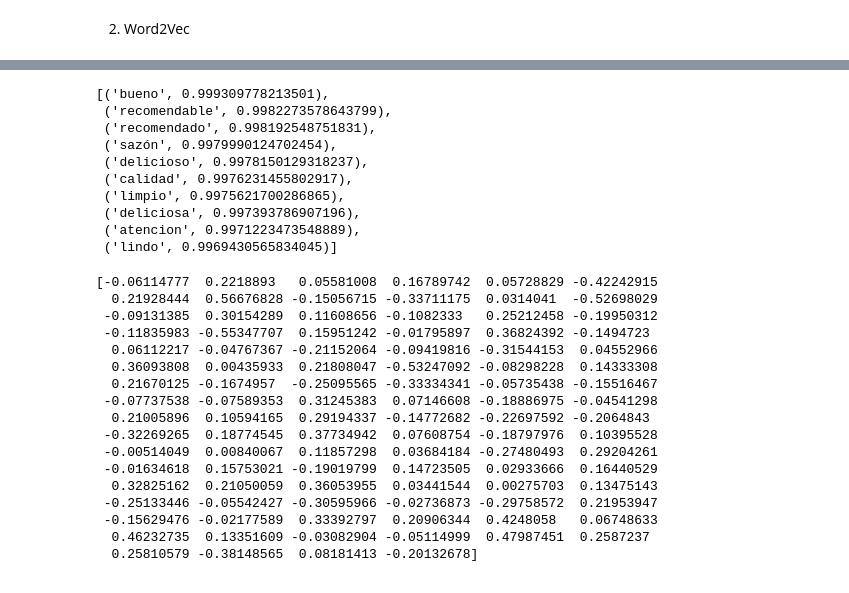
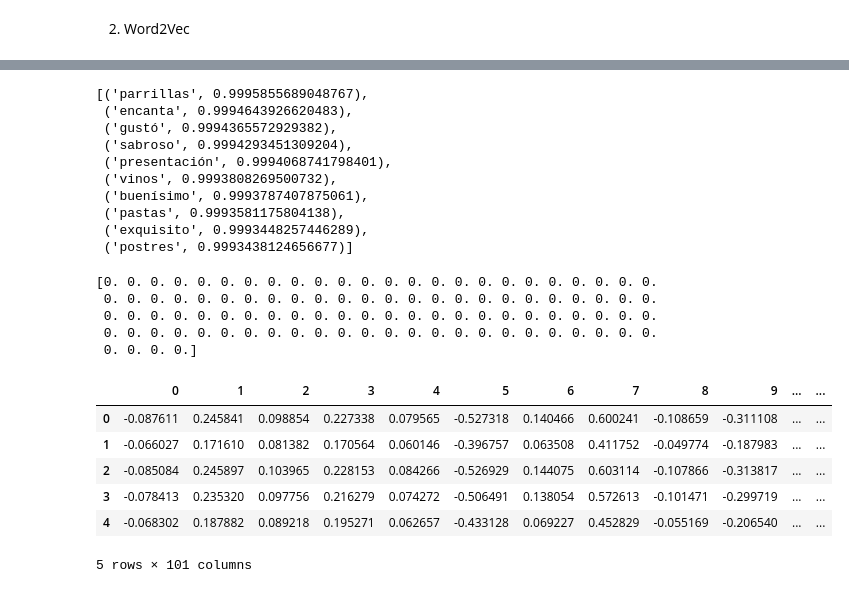
Before and after one commit to FlorianCochachin/nlp-as-comentarios-restaurantes-unmsm, a Jupyter notebook: src/data/LimpiezaDataExtracciónCaracteristicas.ipynb, the cells around one changed output, grey strips where cells are left out. Drawn from its saved outputs; the diff is of its cells as text; code cells hidden in the pictures.

Commit message:
[FEATURE] generación de data set

```diff
--- a/src/data/LimpiezaDataExtracciónCaracteristicas.ipynb
+++ b/src/data/LimpiezaDataExtracciónCaracteristicas.ipynb
@@ -197,35 +197,41 @@ def getFV(document):
     return s/k
 # %%
 word_vectors = model.wv
-word_vectors.most_similar("rico")
+word_vectors.most_similar("riquísimo")
 # %% [output]
-[('bueno', 0.999309778213501),
- ('recomendable', 0.9982273578643799),
- ('recomendado', 0.998192548751831),
- ('sazón', 0.9979990124702454),
- ('delicioso', 0.9978150129318237),
- ('calidad', 0.9976231455802917),
- ('limpio', 0.9975621700286865),
- ('deliciosa', 0.997393786907196),
- ('atencion', 0.9971223473548889),
- ('lindo', 0.9969430565834045)]
+[('parrillas', 0.9995855689048767),
+ ('encanta', 0.9994643926620483),
+ ('gustó', 0.9994365572929382),
+ ('sabroso', 0.9994293451309204),
+ ('presentación', 0.9994068741798401),
+ ('vinos', 0.9993808269500732),
+ ('buenísimo', 0.9993787407875061),
+ ('pastas', 0.9993581175804138),
+ ('exquisito', 0.9993448257446289),
+ ('postres', 0.9993438124656677)]
 # %%
-print(getFV('buena atención y el buen sabor se mantiene'))
+print(getFV('rekecheche'))
 # %% [output]
-[-0.06114777  0.2218893   0.05581008  0.16789742  0.05728829 -0.42242915
-  0.21928444  0.56676828 -0.15056715 -0.33711175  0.0314041  -0.52698029
- -0.09131385  0.30154289  0.11608656 -0.1082333   0.25212458 -0.19950312
- -0.11835983 -0.55347707  0.15951242 -0.01795897  0.36824392 -0.1494723
-  0.06112217 -0.04767367 -0.21152064 -0.09419816 -0.31544153  0.04552966
-  0.36093808  0.00435933  0.21808047 -0.53247092 -0.08298228  0.14333308
-  0.21670125 -0.1674957  -0.25095565 -0.33334341 -0.05735438 -0.15516467
- -0.07737538 -0.07589353  0.31245383  0.07146608 -0.18886975 -0.04541298
-  0.21005896  0.10594165  0.29194337 -0.14772682 -0.22697592 -0.2064843
- -0.32269265  0.18774545  0.37734942  0.07608754 -0.18797976  0.10395528
- -0.00514049  0.00840067  0.11857298  0.03684184 -0.27480493  0.29204261
- -0.01634618  0.15753021 -0.19019799  0.14723505  0.02933666  0.16440529
-  0.32825162  0.21050059  0.36053955  0.03441544  0.00275703  0.13475143
- -0.25133446 -0.05542427 -0.30595966 -0.02736873 -0.29758572  0.21953947
- -0.15629476 -0.02177589  0.33392797  0.20906344  0.4248058   0.06748633
-  0.46232735  0.13351609 -0.03082904 -0.05114999  0.47987451  0.2587237
-  0.25810579 -0.38148565  0.08181413 -0.20132678]
+[0. 0. 0. 0. 0. 0. 0. 0. 0. 0. 0. 0. 0. 0. 0. 0. 0. 0. 0. 0. 0. 0. 0. 0.
+ 0. 0. 0. 0. 0. 0. 0. 0. 0. 0. 0. 0. 0. 0. 0. 0. 0. 0. 0. 0. 0. 0. 0. 0.
+ 0. 0. 0. 0. 0. 0. 0. 0. 0. 0. 0. 0. 0. 0. 0. 0. 0. 0. 0. 0. 0. 0. 0. 0.
+ 0. 0. 0. 0. 0. 0. 0. 0. 0. 0. 0. 0. 0. 0. 0. 0. 0. 0. 0. 0. 0. 0. 0. 0.
+ 0. 0. 0. 0.]
+# %%
+data_set = []
+for index, row in data.iterrows():
+    vector = getFV(row['comentario_limpio'])
+    new_vector = np.append(vector, row['calificacion'])
+    data_set.append(new_vector)
+# %%
+data_set_transformada = pd.DataFrame(np.array(data_set))
+# %%
+data_set_transformada.head(5)
+# %% [output]
+|  | 0 | 1 | 2 | 3 | 4 | 5 | 6 | 7 | 8 | 9 | ... | ... |
+| 0 | -0.087611 | 0.245841 | 0.098854 | 0.227338 | 0.079565 | -0.527318 | 0.140466 | 0.600241 | -0.108659 | -0.311108 | ... | ... |
+| 1 | -0.066027 | 0.171610 | 0.081382 | 0.170564 | 0.060146 | -0.396757 | 0.063508 | 0.411752 | -0.049774 | -0.187983 | ... | ... |
+| 2 | -0.085084 | 0.245897 | 0.103965 | 0.228153 | 0.084266 | -0.526929 | 0.144075 | 0.603114 | -0.107866 | -0.313817 | ... | ... |
+| 3 | -0.078413 | 0.235320 | 0.097756 | 0.216279 | 0.074272 | -0.506491 | 0.138054 | 0.572613 | -0.101471 | -0.299719 | ... | ... |
+| 4 | -0.068302 | 0.187882 | 0.089218 | 0.195271 | 0.062657 | -0.433128 | 0.069227 | 0.452829 | -0.055169 | -0.206540 | ... | ... |
+5 rows × 101 columns
```
Also changed, not shown: parts of 2 cells of this notebook, 6 other files.
